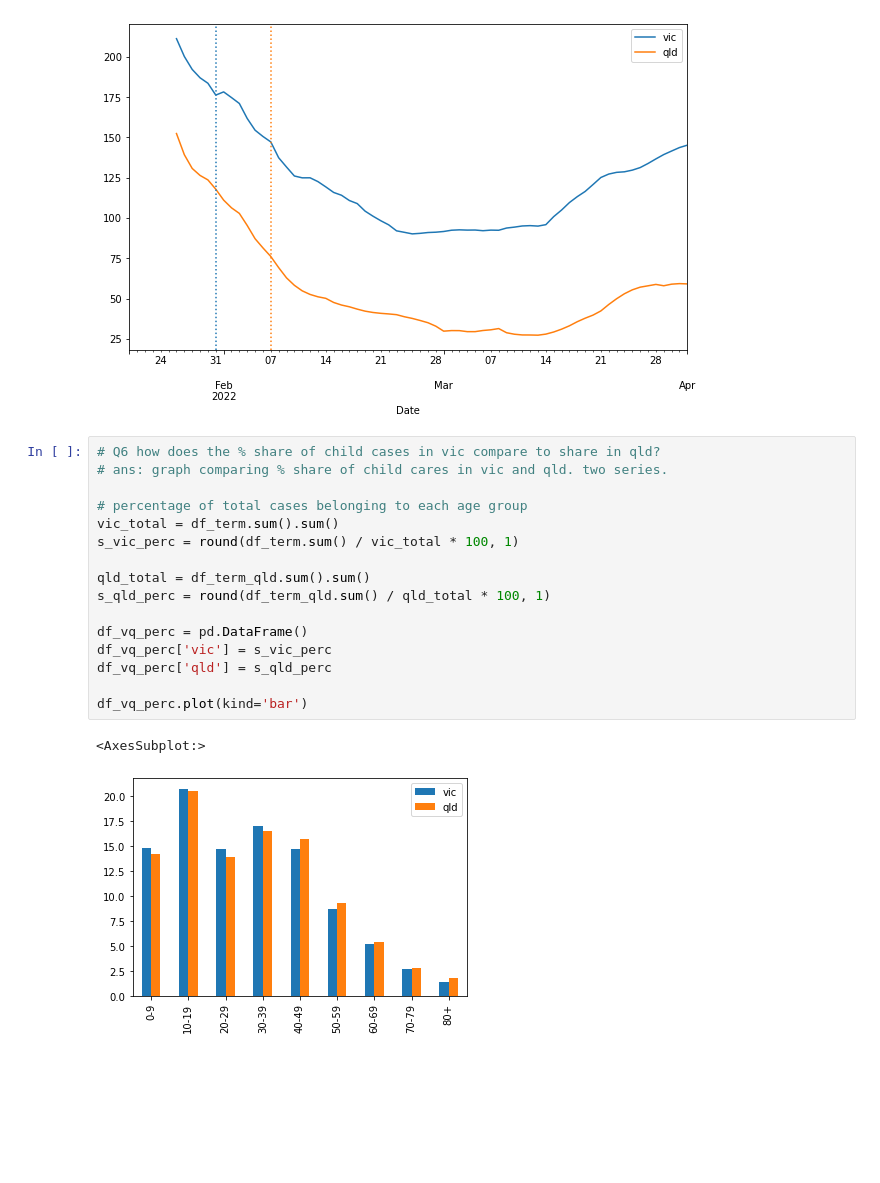
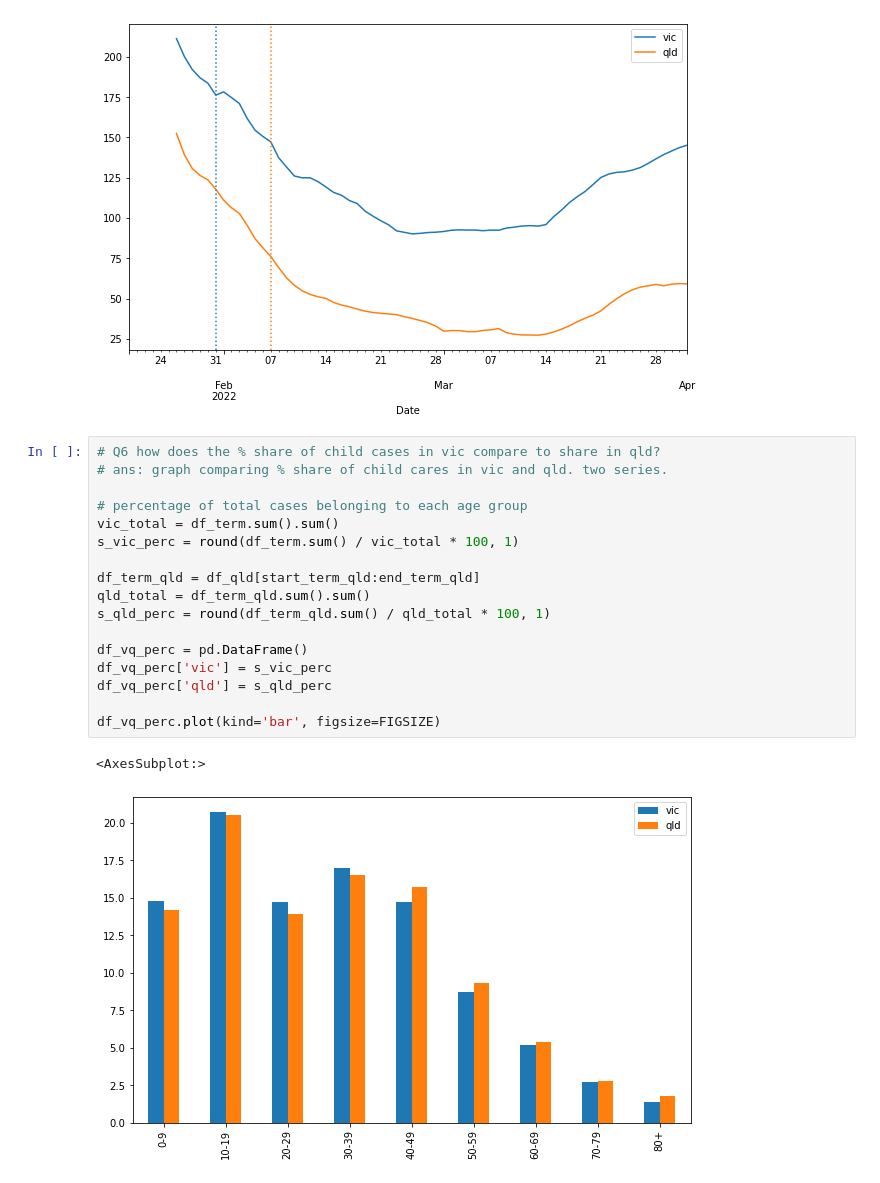
Before and after one commit to amanjit-gill-data/onsite-education-covid, a Jupyter notebook: project.ipynb, the cells around one changed output. Cells and saved outputs as stored; diff of their text form; blank space fills up the shorter version.

```diff
--- a/project.ipynb
+++ b/project.ipynb
@@ -294,19 +294,20 @@ ax2.axvline(x=start_term_qld, linestyle=':', color=col2, label='start term qld')
 # %%
 # Q6 how does the % share of child cases in vic compare to share in qld?
 # ans: graph comparing % share of child cares in vic and qld. two series.
 
 # percentage of total cases belonging to each age group
 vic_total = df_term.sum().sum()
 s_vic_perc = round(df_term.sum() / vic_total * 100, 1)
 
+df_term_qld = df_qld[start_term_qld:end_term_qld]
 qld_total = df_term_qld.sum().sum()
 s_qld_perc = round(df_term_qld.sum() / qld_total * 100, 1)
 
 df_vq_perc = pd.DataFrame()
 df_vq_perc['vic'] = s_vic_perc
 df_vq_perc['qld'] = s_qld_perc
 
-df_vq_perc.plot(kind='bar')
+df_vq_perc.plot(kind='bar', figsize=FIGSIZE)
 # %% [output]
 <AxesSubplot:>
-[figure, old version]
+[figure, new version]
```
